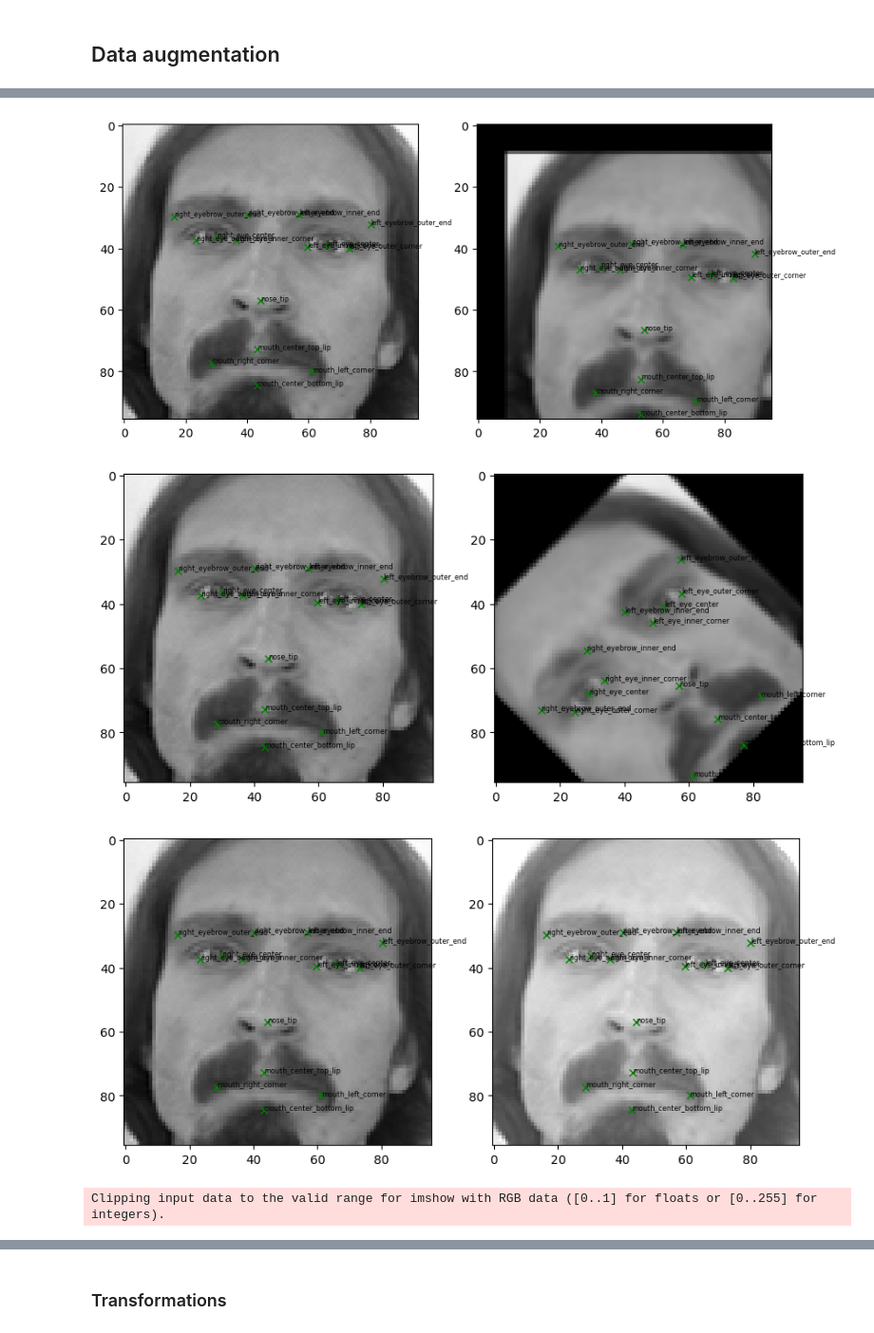
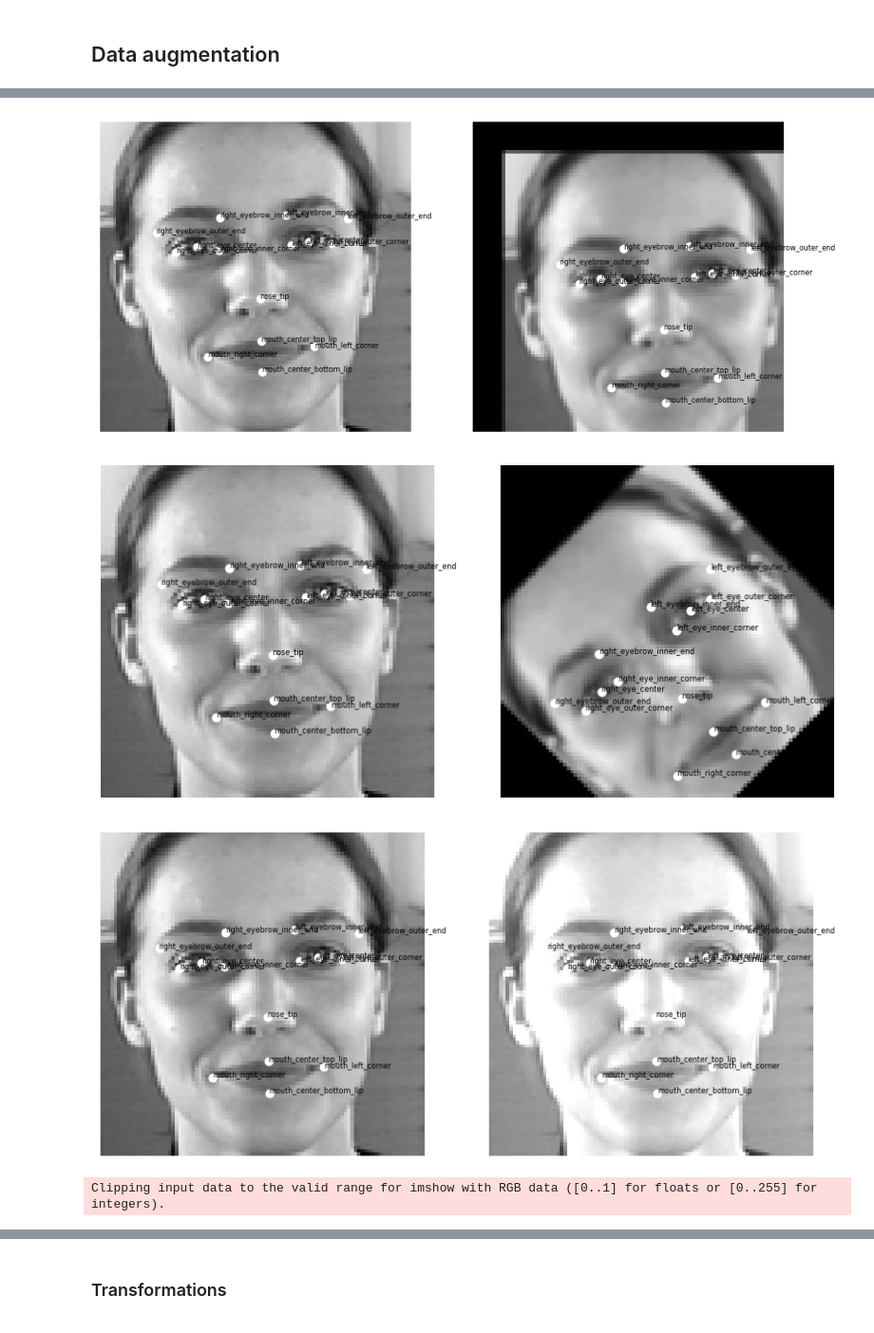
Before and after one commit to WJakubowsk/facial_keypoints_detection, a Jupyter notebook: notebooks/pipeline.ipynb, the cells around one changed output, grey strips where cells are left out. Shown at 95% size. Cells and saved outputs as stored; diff of their text form; code cells hidden in the pictures.

```diff
--- a/notebooks/pipeline.ipynb
+++ b/notebooks/pipeline.ipynb
@@ -158,9 +152,16 @@ shape of the test dataset after preprocessing:  (1752, 2)
 # %% [markdown]
 ### Visualizations after preprocessing
 # %%
-fig = plt.figure(figsize=(16,16))
-for i in range(16):
-    ax = fig.add_subplot(4, 4, i + 1, xticks=[], yticks=[])
+fig, axes = plt.subplots(4, 4, figsize=(16, 16))
+for i, ax in enumerate(axes.flatten()):
+    ax.set_xticks([])
+    ax.set_yticks([])
+
     image, keypoints = get_image_and_keypoints_from_observation(df_train.iloc[i])
-    show_image_with_keypoints(image, keypoints)
+    ax.imshow(image, cmap='gray')
+    ax.plot(keypoints[:, 0], keypoints[:, 1], 'wo')
+    ax.axis("off")
+
+plt.tight_layout()
+plt.show()
 # %% [output]
@@ -182,12 +171,13 @@ for i in range(16):
 # %%
 dataset = FacialKeypointsDataset(df_train)
 print("Number of observations in training set: ", len(dataset))
-datapoint = dataset[0]
+datapoint = dataset[9]
 img = datapoint['image']
 keypoints = datapoint['keypoints']
 plt.imshow(img, cmap='gray')
-plt.plot(keypoints[0::2], keypoints[1::2], 'gx')
+plt.plot(keypoints[0::2], keypoints[1::2], 'wo')
 plt.title("Example observation")
+plt.axis("off")
 plt.show()
 # %% [output]
 Number of observations in training set:  6494
@@ -225,25 +215,27 @@ for transformed_image_with_keypoints in transforms_list:
     transformed_image = transformed_image_with_keypoints["image"]
     transformed_keypoints = transformed_image_with_keypoints["keypoints"]
 
-    fig = plt.figure(figsize=(10, 20))
+    fig, axes = plt.subplots(1, 2, figsize=(10, 20))
+
     # Plot original image
-    fig.add_subplot(1, 2, 1)
-    plt.imshow(image, cmap='gray')
+    axes[0].imshow(image, cmap='gray')
     for i, keypoint_name in enumerate(keypoints_columns[::2]):
-        plt.annotate(keypoint_name[:-2],
-                     (keypoints[2 * i], keypoints[2 * i + 1]),
-                     fontsize='xx-small')
-    plt.plot(keypoints.reshape((15, 2))[:, 0],
-             keypoints.reshape((15, 2))[:, 1], 'gx')
+        axes[0].annotate(keypoint_name[:-2],
+                         (keypoints[2 * i], keypoints[2 * i + 1]),
+                         fontsize='xx-small')
+    axes[0].plot(keypoints.reshape((15, 2))[:, 0],
+                 keypoints.reshape((15, 2))[:, 1], 'wo')
+    axes[0].axis("off")
+
     # Plot flipped image
-    fig.add_subplot(1, 2, 2)
-    plt.imshow(transformed_image, cmap='gray')
+    axes[1].imshow(transformed_image, cmap='gray')
     for i, keypoint_name in enumerate(keypoints_columns[::2]):
-        plt.annotate(keypoint_name[:-2],
-                     (transformed_keypoints[2 * i], transformed_keypoints[2 * i + 1]),
-                     fontsize='xx-small')
-    plt.plot(transformed_keypoints.reshape((15, 2))[:, 0],
-             transformed_keypoints.reshape((15, 2))[:, 1], 'gx')
+        axes[1].annotate(keypoint_name[:-2],
+                         (transformed_keypoints[2 * i], transformed_keypoints[2 * i + 1]),
+                         fontsize='xx-small')
+    axes[1].plot(transformed_keypoints.reshape((15, 2))[:, 0],
+                 transformed_keypoints.reshape((15, 2))[:, 1], 'wo')
+    axes[1].axis("off")
 
     plt.show()
 # %% [output]
@@ -252,4 +244,4 @@ for transformed_image_with_keypoints in transforms_list:
-[figure, old version]
+[figure, new version]
-[figure, old version]
+[figure, new version]
-[figure, old version]
+[figure, new version]
 Clipping input data to the valid range for imshow with RGB data ([0..1] for floats or [0..255] for integers).
```
Also changed, not shown: parts of 36 cells of this notebook.
